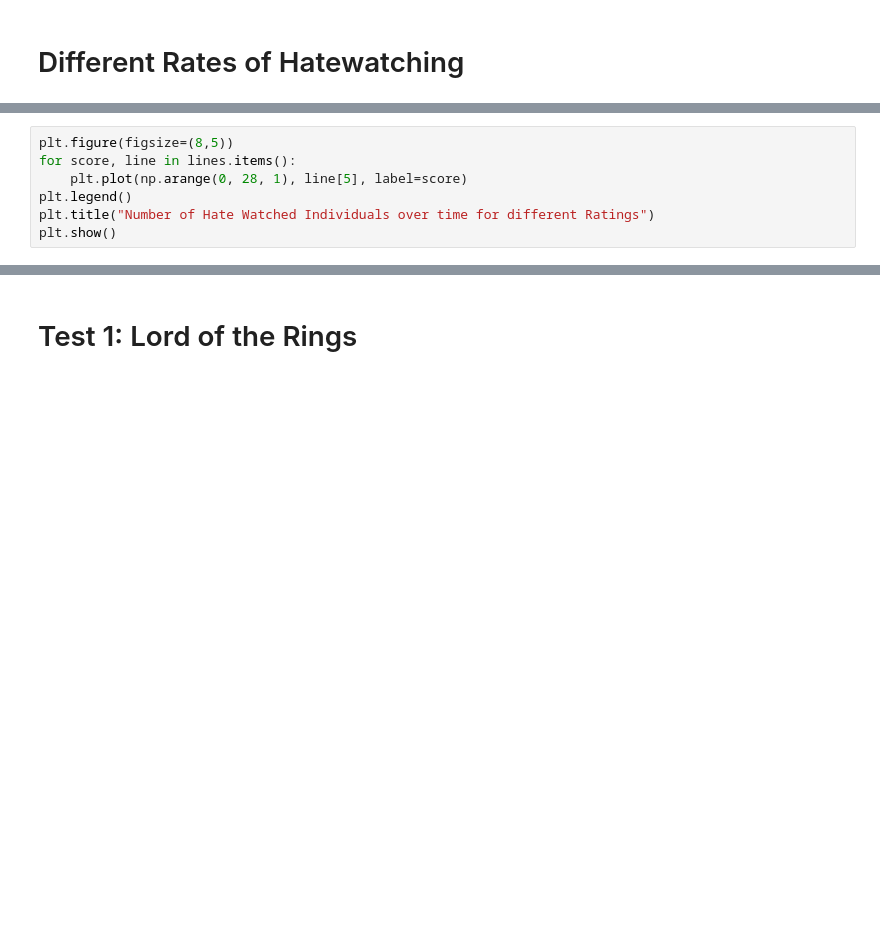
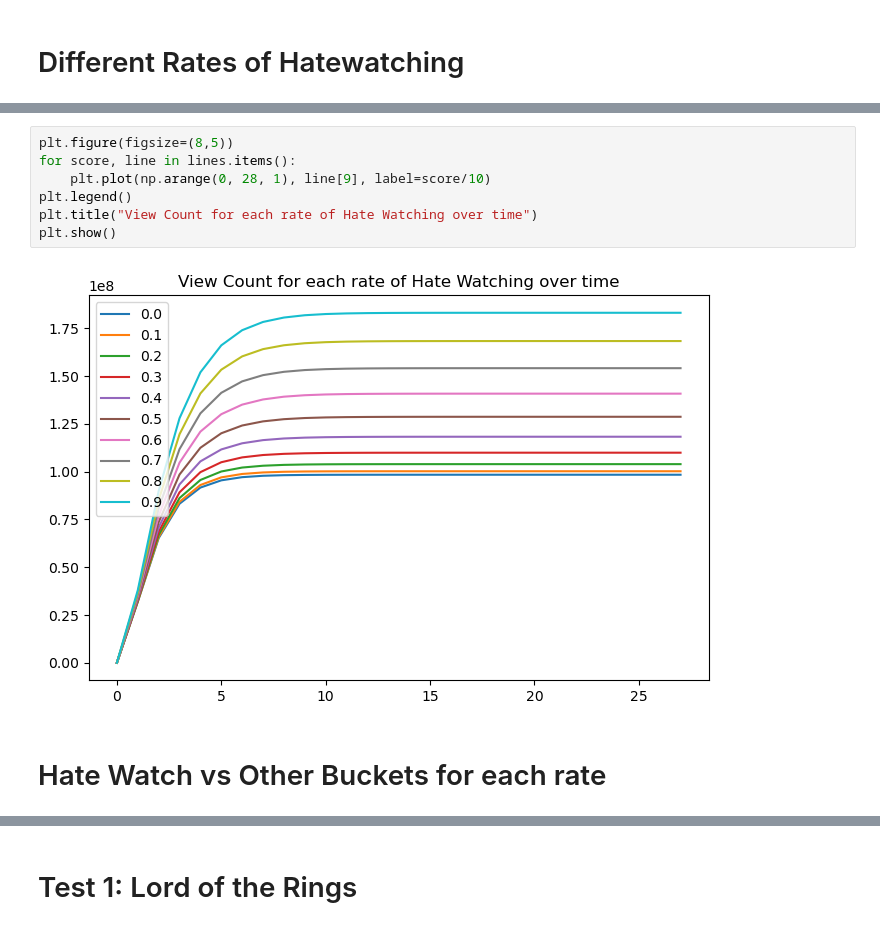
Before and after one commit to Paolo1151/HateWatchingSimulation, a Jupyter notebook: simulation.ipynb, the cells around one changed output, grey strips where cells are left out. Saved outputs shown, nothing was run; the diff lists cells and outputs as text; blank space fills up the shorter version.

```diff
--- a/simulation.ipynb
+++ b/simulation.ipynb
@@ -195,7 +209,11 @@ TypeError: simulate() got an unexpected keyword argument 'rate_hate_watching'
 # %%
 plt.figure(figsize=(8,5))
 for score, line in lines.items():
-    plt.plot(np.arange(0, 28, 1), line[5], label=score)
+    plt.plot(np.arange(0, 28, 1), line[9], label=score/10)
 plt.legend()
-plt.title("Number of Hate Watched Individuals over time for different Ratings")
+plt.title("View Count for each rate of Hate Watching over time")
 plt.show()
+# %% [output]
+[figure, added]
+# %% [markdown]
+# Hate Watch vs Other Buckets for each rate
```
Also changed, not shown: parts of 6 cells of this notebook.
